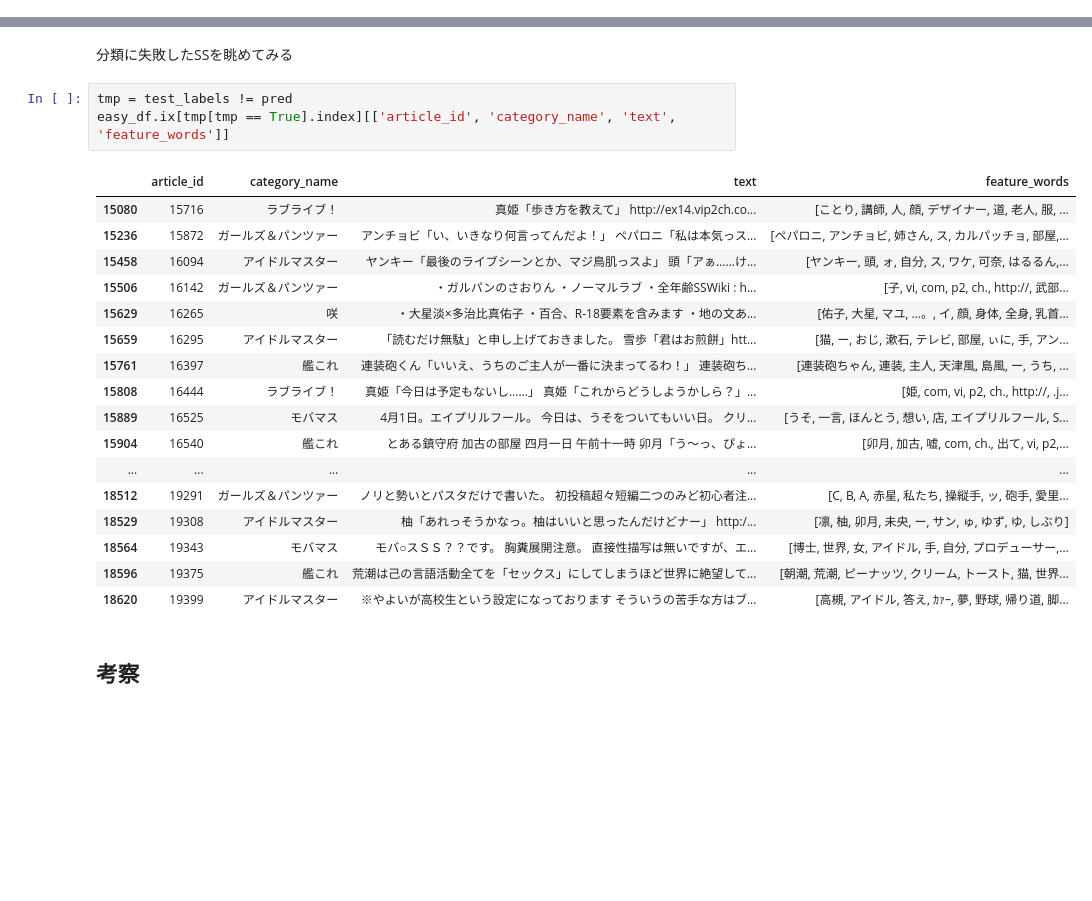
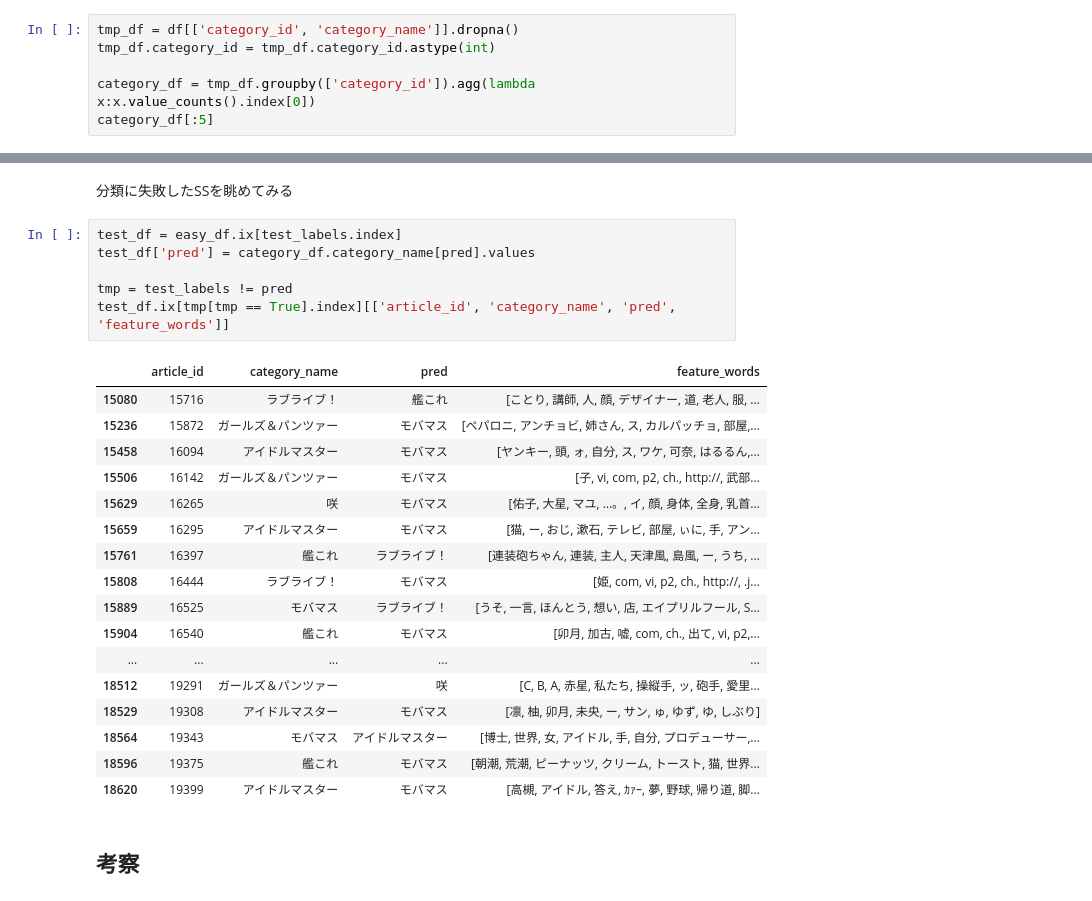
Before and after one commit to takayuky/ss_categorize, a Jupyter notebook: categorize.ipynb, the cells around one changed output, grey strips where cells are left out. Cells and saved outputs as stored; diff of their text form; blank space fills up the shorter version.

```diff
--- a/categorize.ipynb
+++ b/categorize.ipynb
@@ -47,0 +55,6 @@ df[:10]
+# %%
+tmp_df = df[['category_id', 'category_name']].dropna()
+tmp_df.category_id = tmp_df.category_id.astype(int)
+
+category_df = tmp_df.groupby(['category_id']).agg(lambda x:x.value_counts().index[0])
+category_df[:5]
@@ -309,26 +332,29 @@ pd.crosstab(pred, test_labels)
 # %% [markdown]
 分類に失敗したSSを眺めてみる
 # %%
+test_df = easy_df.ix[test_labels.index]
+test_df['pred'] = category_df.category_name[pred].values
+
 tmp = test_labels != pred
-easy_df.ix[tmp[tmp == True].index][['article_id', 'category_name', 'text', 'feature_words']]
+test_df.ix[tmp[tmp == True].index][['article_id', 'category_name', 'pred', 'feature_words']]
 # %% [output]
-|  | article_id | category_name | text | feature_words |
-| 15080 | 15716 | ラブライブ！ | 真姫「歩き方を教えて」 http://ex14.vip2ch.co... | [ことり, 講師, 人, 顔, デザイナー, 道, 老人, 服, ... |
-| 15236 | 15872 | ガールズ＆パンツァー | アンチョビ「い、いきなり何言ってんだよ！」 ペパロニ「私は本気っス... | [ペパロニ, アンチョビ, 姉さん, ス, カルパッチョ, 部屋,... |
-| 15458 | 16094 | アイドルマスター | ヤンキー「最後のライブシーンとか、マジ鳥肌っスよ」 頭「アぁ……け... | [ヤンキー, 頭, ォ, 自分, ス, ワケ, 可奈, はるるん,... |
-| 15506 | 16142 | ガールズ＆パンツァー | ・ガルパンのさおりん ・ノーマルラブ ・全年齢SSWiki : h... | [子, vi, com, p2, ch., http://, 武部... |
-| 15629 | 16265 | 咲 | ・大星淡×多治比真佑子 ・百合、R-18要素を含みます ・地の文あ... | [佑子, 大星, マユ, …。, イ, 顔, 身体, 全身, 乳首... |
-| 15659 | 16295 | アイドルマスター | 「読むだけ無駄」と申し上げておきました。 雪歩「君はお煎餅」htt... | [猫, ー, おじ, 漱石, テレビ, 部屋, ぃに, 手, アン... |
-| 15761 | 16397 | 艦これ | 連装砲くん「いいえ、うちのご主人が一番に決まってるわ！」 連装砲ち... | [連装砲ちゃん, 連装, 主人, 天津風, 島風, ー, うち, ... |
-| 15808 | 16444 | ラブライブ！ | 真姫「今日は予定もないし……」 真姫「これからどうしようかしら？」... | [姫, com, vi, p2, ch., http://, .j... |
-| 15889 | 16525 | モバマス | 4月1日。エイプリルフール。 今日は、うそをついてもいい日。 クリ... | [うそ, 一言, ほんとう, 想い, 店, エイプリルフール, S... |
-| 15904 | 16540 | 艦これ | とある鎮守府 加古の部屋 四月一日 午前十一時 卯月「う～っ、ぴょ... | [卯月, 加古, 嘘, com, ch., 出て, vi, p2,... |
+|  | article_id | category_name | pred | feature_words |
+| 15080 | 15716 | ラブライブ！ | 艦これ | [ことり, 講師, 人, 顔, デザイナー, 道, 老人, 服, ... |
+| 15236 | 15872 | ガールズ＆パンツァー | モバマス | [ペパロニ, アンチョビ, 姉さん, ス, カルパッチョ, 部屋,... |
+| 15458 | 16094 | アイドルマスター | モバマス | [ヤンキー, 頭, ォ, 自分, ス, ワケ, 可奈, はるるん,... |
+| 15506 | 16142 | ガールズ＆パンツァー | モバマス | [子, vi, com, p2, ch., http://, 武部... |
+| 15629 | 16265 | 咲 | モバマス | [佑子, 大星, マユ, …。, イ, 顔, 身体, 全身, 乳首... |
+| 15659 | 16295 | アイドルマスター | モバマス | [猫, ー, おじ, 漱石, テレビ, 部屋, ぃに, 手, アン... |
+| 15761 | 16397 | 艦これ | ラブライブ！ | [連装砲ちゃん, 連装, 主人, 天津風, 島風, ー, うち, ... |
+| 15808 | 16444 | ラブライブ！ | モバマス | [姫, com, vi, p2, ch., http://, .j... |
+| 15889 | 16525 | モバマス | ラブライブ！ | [うそ, 一言, ほんとう, 想い, 店, エイプリルフール, S... |
+| 15904 | 16540 | 艦これ | モバマス | [卯月, 加古, 嘘, com, ch., 出て, vi, p2,... |
 | ... | ... | ... | ... | ... |
-| 18512 | 19291 | ガールズ＆パンツァー | ノリと勢いとパスタだけで書いた。 初投稿超々短編二つのみど初心者注... | [C, B, A, 赤星, 私たち, 操縦手, ッ, 砲手, 愛里... |
-| 18529 | 19308 | アイドルマスター | 柚「あれっそうかなっ。柚はいいと思ったんだけどナー」 http:/... | [凛, 柚, 卯月, 未央, ー, サン, ゅ, ゆず, ゆ, しぶり] |
-| 18564 | 19343 | モバマス | モバ○スＳＳ？？です。 胸糞展開注意。 直接性描写は無いですが、エ... | [博士, 世界, 女, アイドル, 手, 自分, プロデューサー,... |
-| 18596 | 19375 | 艦これ | 荒潮は己の言語活動全てを「セックス」にしてしまうほど世界に絶望して... | [朝潮, 荒潮, ピーナッツ, クリーム, トースト, 猫, 世界... |
-| 18620 | 19399 | アイドルマスター | ※やよいが高校生という設定になっております そういうの苦手な方はブ... | [高槻, アイドル, 答え, ｶｧｰ, 夢, 野球, 帰り道, 脚... |
+| 18512 | 19291 | ガールズ＆パンツァー | 咲 | [C, B, A, 赤星, 私たち, 操縦手, ッ, 砲手, 愛里... |
+| 18529 | 19308 | アイドルマスター | モバマス | [凛, 柚, 卯月, 未央, ー, サン, ゅ, ゆず, ゆ, しぶり] |
+| 18564 | 19343 | モバマス | アイドルマスター | [博士, 世界, 女, アイドル, 手, 自分, プロデューサー,... |
+| 18596 | 19375 | 艦これ | モバマス | [朝潮, 荒潮, ピーナッツ, クリーム, トースト, 猫, 世界... |
+| 18620 | 19399 | アイドルマスター | モバマス | [高槻, アイドル, 答え, ｶｧｰ, 夢, 野球, 帰り道, 脚... |
 # %% [markdown]
 ## 考察
 # %% [markdown]
```
Also changed, not shown: parts of 6 cells of this notebook.
